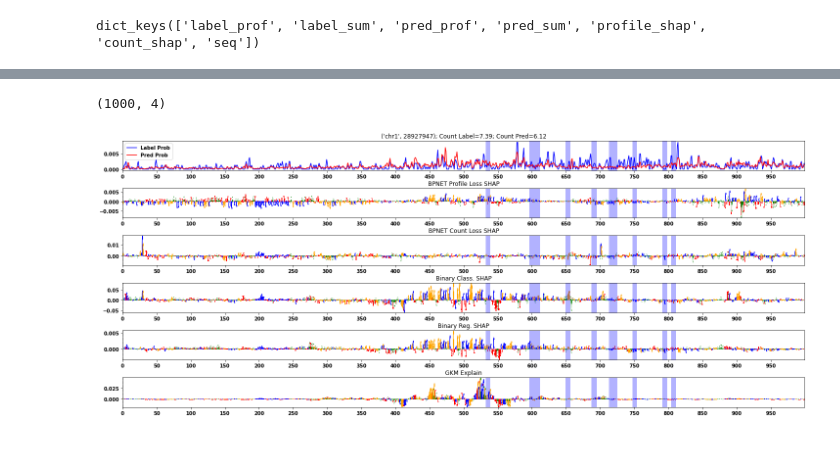
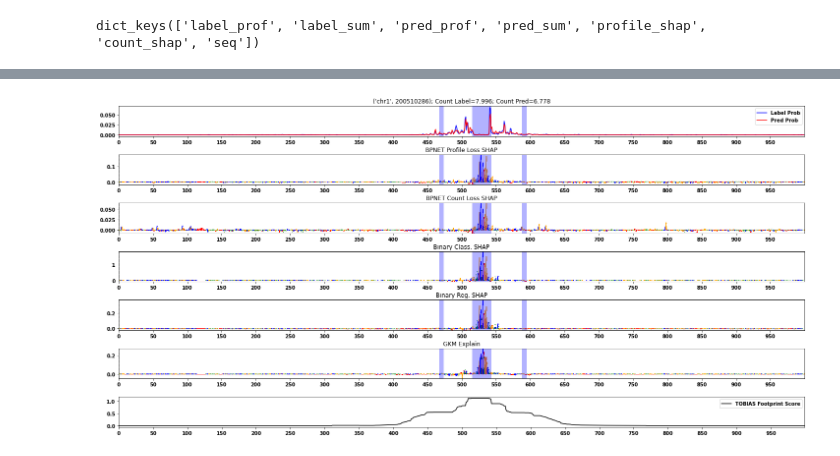
Before and after one commit to kundajelab/chrombpnet, a Jupyter notebook: accuracy_footprint_compare/vierstra_fp_vs_model_deepshap.ipynb, the cells around one changed output, grey strips where cells are left out. Drawn from its saved outputs; the diff is of its cells as text; code cells hidden in the pictures.

Commit message:
accuracy calculations from vierstra and tobias

```diff
--- a/accuracy_footprint_compare/vierstra_fp_vs_model_deepshap.ipynb
+++ b/accuracy_footprint_compare/vierstra_fp_vs_model_deepshap.ipynb
@@ -37,3 +38,5 @@ len(vierstra)
+# %%
+tobias=pyBigWig.open("/oak/stanford/groups/akundaje/projects/enzymatic_bias_correction/tobias/dnase/footprints/K562_idr_footprints.bw",'r')
 # %%
 cur_shap=pickle.load(open("/srv/scratch/annashch/chrombpnet/k562_dnase/bpnet/interpret/K562.DNASE.bias_corrected_bpnet_tobias.fold0.deepSHAP",'rb'))
 # %%
@@ -77,6 +54,0 @@ binary_reg_shap.shape
-# %%
-#gkm explain score
-gkm_score=gkm_scores[coord]
-gkm_score.shape
-# %% [output]
-(1000, 4)
@@ -89,17 +55,48 @@ maxval=max([profile_shap.max(),count_shap.max(),binary_class_shap.max(),binary_r
-# %%
-make_plot(coord,
-          label_prob,
-          pred_prob,
-          profile_shap,
-          count_shap,
-          label_sum,
-          pred_sum,
-          seq,
-          binary_class_shap,
-          binary_reg_shap,
-          gkm_score,
-          xmin=0,
-          xmax=1000,
-          motif_coords=motif_coords)
-# %% [output]
-[figure, removed]
+# %%
+cur_index=12
+# %%
+coord=list(gkm_scores.keys())[cur_index]
+
+#get the tobias footprint scores
+tobias_vals=np.nan_to_num(tobias.values(coord[0],coord[1]-500,coord[1]+500))
+
+#get the bpnet profile & count shap values
+label_prob, label_sum, pred_prob, pred_sum, profile_shap, count_shap, seq, minval_perf, maxval_perf, minval_shap, maxval_shap=extract_region(coord,cur_shap)
+profile_shap.shape
+
+#classification shap
+binary_class_shap=class_shap[coord]
+binary_class_shap.shape
+
+#regression shap
+binary_reg_shap=reg_shap[coord]
+binary_reg_shap.shape
+
+#gkm explain score
+gkm_score=gkm_scores[coord]
+gkm_score.shape
+
+motif_coords=vierstra[coord]
+
+#get min/max shap scores
+minval=min([profile_shap.min(),count_shap.min(),binary_class_shap.min(),binary_reg_shap.min(),gkm_score.min()])
+maxval=max([profile_shap.max(),count_shap.max(),binary_class_shap.max(),binary_reg_shap.max(),gkm_score.max()])
+
+
+make_plot(coord,
+          tobias_vals,
+          label_prob,
+          pred_prob,
+          profile_shap,
+          count_shap,
+          label_sum,
+          pred_sum,
+          seq,
+          binary_class_shap,
+          binary_reg_shap,
+          gkm_score,
+          xmin=0,
+          xmax=1000,
+          motif_coords=motif_coords)
+# %% [output]
+[figure, added]
```
Also changed, not shown: parts of 13 cells of this notebook, 2 other files.
